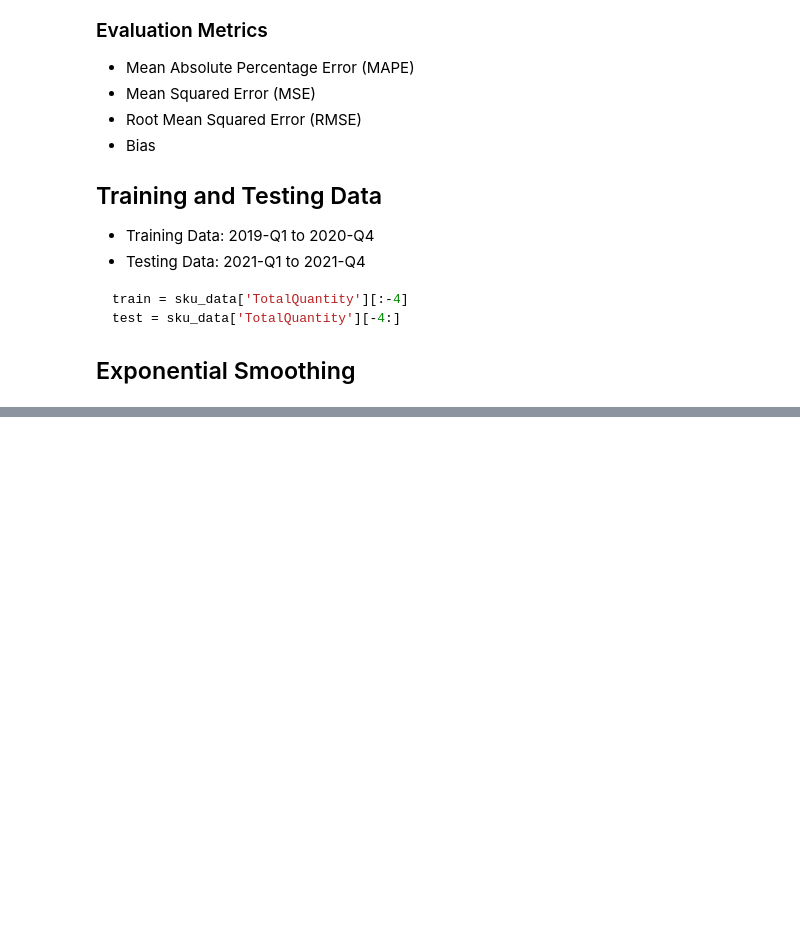
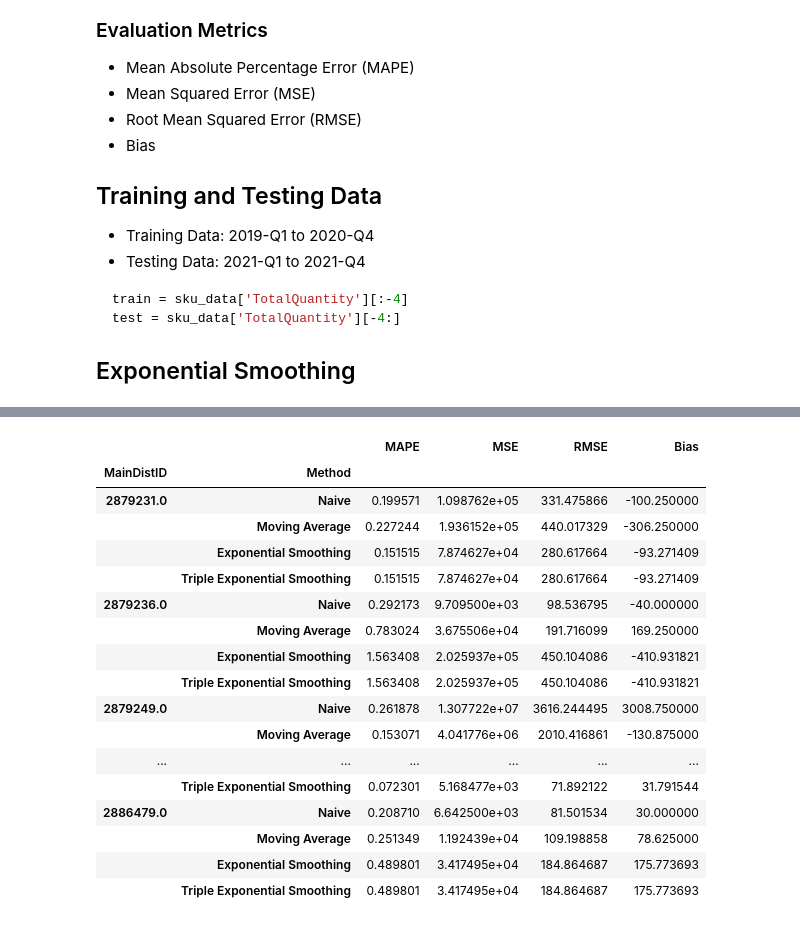
Before and after one commit to senaoz/MIS-492, a Jupyter notebook: models_dist.ipynb, the cells around one changed output, grey strips where cells are left out. Cells and saved outputs as stored; diff of their text form; code cells hidden in the pictures; blank space fills up the shorter version.

Commit message:
plot_forecasts_and_calculate_metrics

```diff
--- a/models_dist.ipynb
+++ b/models_dist.ipynb
@@ -248,31 +248,30 @@ test = sku_data['TotalQuantity'][-4:]
 ## Exponential Smoothing
 # %%
 def calculate_metrics(actual, forecasted):
-    mape = (abs(forecasted - actual) / actual).mean()
+    mape = (np.abs((forecasted - actual) / actual).replace([np.inf, -np.inf], np.nan).dropna()).mean()
     mse = ((forecasted - actual) ** 2).mean()
     rmse = mse ** 0.5
     bias = (forecasted - actual).mean()
-
     return mape, mse, rmse, bias
 # %%
+import numpy as np
+from statsmodels.tsa.holtwinters import ExponentialSmoothing
+
 def NaiveForecast(train_data, forecast_periods=4):
-    forecast = train_data.iloc[-1]
-    forecast = forecast.astype(int)
-    return forecast
+    forecast = train_data[-1:].values[0]
+    return np.array([forecast] * forecast_periods)
 
 def MovingAverageForecast(train_data, forecast_periods=4):
-    forecast = train_data.rolling(window=2).mean().iloc[-forecast_periods:]
+    forecast = np.array([train_data.mean()] * forecast_periods)
     return forecast
 
 def ExponentialSmoothingForecast(train_data, forecast_periods=4):
-    exp_smoothing = ExponentialSmoothing(train_data, seasonal='add', seasonal_periods=4, trend='add').fit()
+    exp_smoothing = ExponentialSmoothing(train_data.squeeze(), seasonal='add', seasonal_periods=4, trend='add').fit()
     forecast = exp_smoothing.forecast(forecast_periods)
-    forecast = forecast.astype(int)
     return forecast
 
 def TripleExponentialSmoothingForecast(train_data, forecast_periods=4):
-    triple_exp_smoothing = ExponentialSmoothing(train_data, seasonal='add', seasonal_periods=4, trend='add').fit()
+    triple_exp_smoothing = ExponentialSmoothing(train_data.squeeze(), seasonal='add', seasonal_periods=4, trend='add').fit()
     forecast = triple_exp_smoothing.forecast(forecast_periods)
-    forecast = forecast.astype(int)
     return forecast
 # %%
@@ -367,0 +366,21 @@ ValueError: cannot join with no overlapping index names
+# %%
+metrics_df
+# %% [output]
+|  |  | MAPE | MSE | RMSE | Bias |
+| MainDistID | Method |  |  |  |  |
+| 2879231.0 | Naive | 0.199571 | 1.098762e+05 | 331.475866 | -100.250000 |
+|  | Moving Average | 0.227244 | 1.936152e+05 | 440.017329 | -306.250000 |
+|  | Exponential Smoothing | 0.151515 | 7.874627e+04 | 280.617664 | -93.271409 |
+|  | Triple Exponential Smoothing | 0.151515 | 7.874627e+04 | 280.617664 | -93.271409 |
+| 2879236.0 | Naive | 0.292173 | 9.709500e+03 | 98.536795 | -40.000000 |
+|  | Moving Average | 0.783024 | 3.675506e+04 | 191.716099 | 169.250000 |
+|  | Exponential Smoothing | 1.563408 | 2.025937e+05 | 450.104086 | -410.931821 |
+|  | Triple Exponential Smoothing | 1.563408 | 2.025937e+05 | 450.104086 | -410.931821 |
+| 2879249.0 | Naive | 0.261878 | 1.307722e+07 | 3616.244495 | 3008.750000 |
+|  | Moving Average | 0.153071 | 4.041776e+06 | 2010.416861 | -130.875000 |
+| ... | ... | ... | ... | ... | ... |
+|  | Triple Exponential Smoothing | 0.072301 | 5.168477e+03 | 71.892122 | 31.791544 |
+| 2886479.0 | Naive | 0.208710 | 6.642500e+03 | 81.501534 | 30.000000 |
+|  | Moving Average | 0.251349 | 1.192439e+04 | 109.198858 | 78.625000 |
+|  | Exponential Smoothing | 0.489801 | 3.417495e+04 | 184.864687 | 175.773693 |
+|  | Triple Exponential Smoothing | 0.489801 | 3.417495e+04 | 184.864687 | 175.773693 |
```
Also changed, not shown: parts of 1 cell of this notebook.
